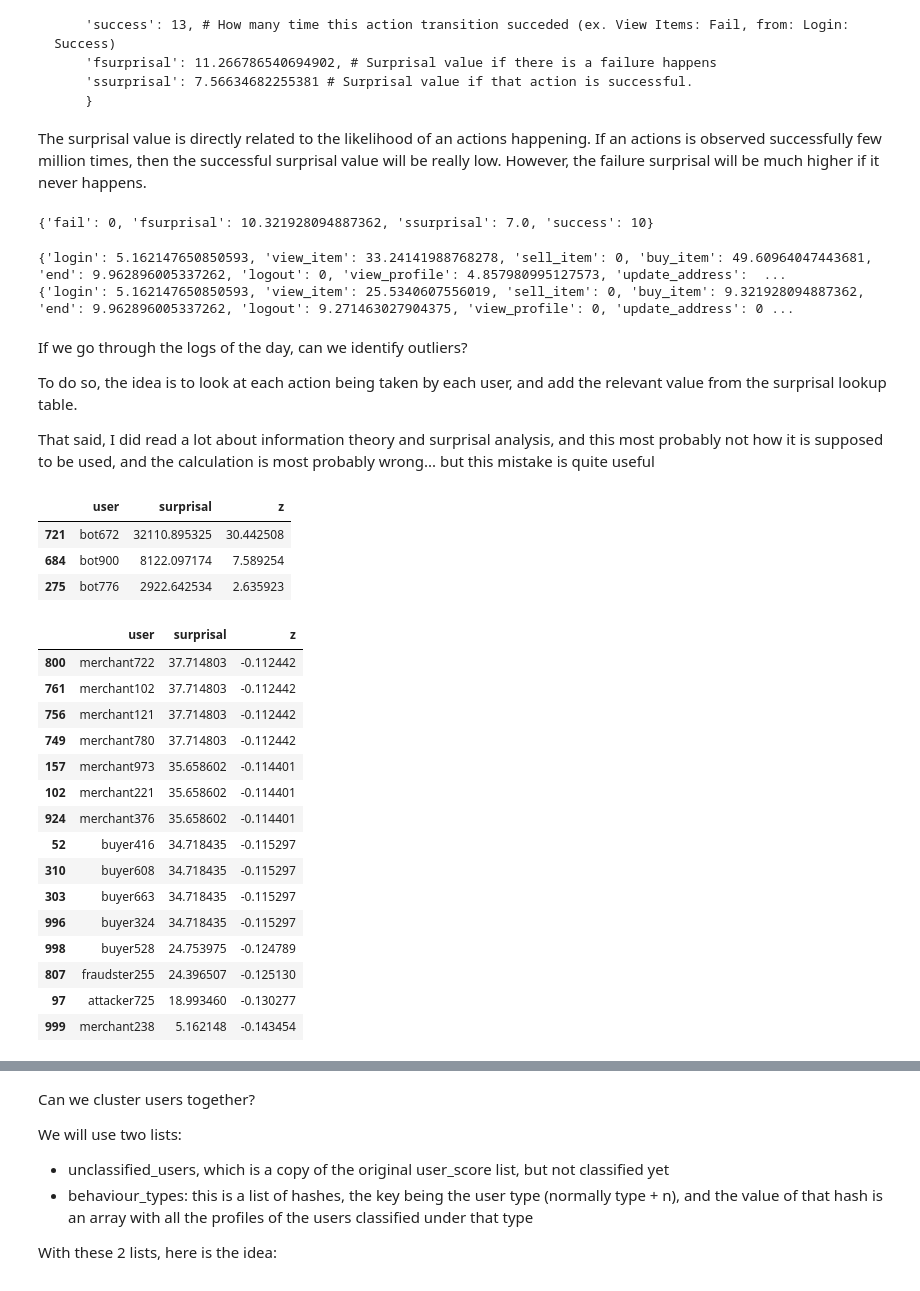
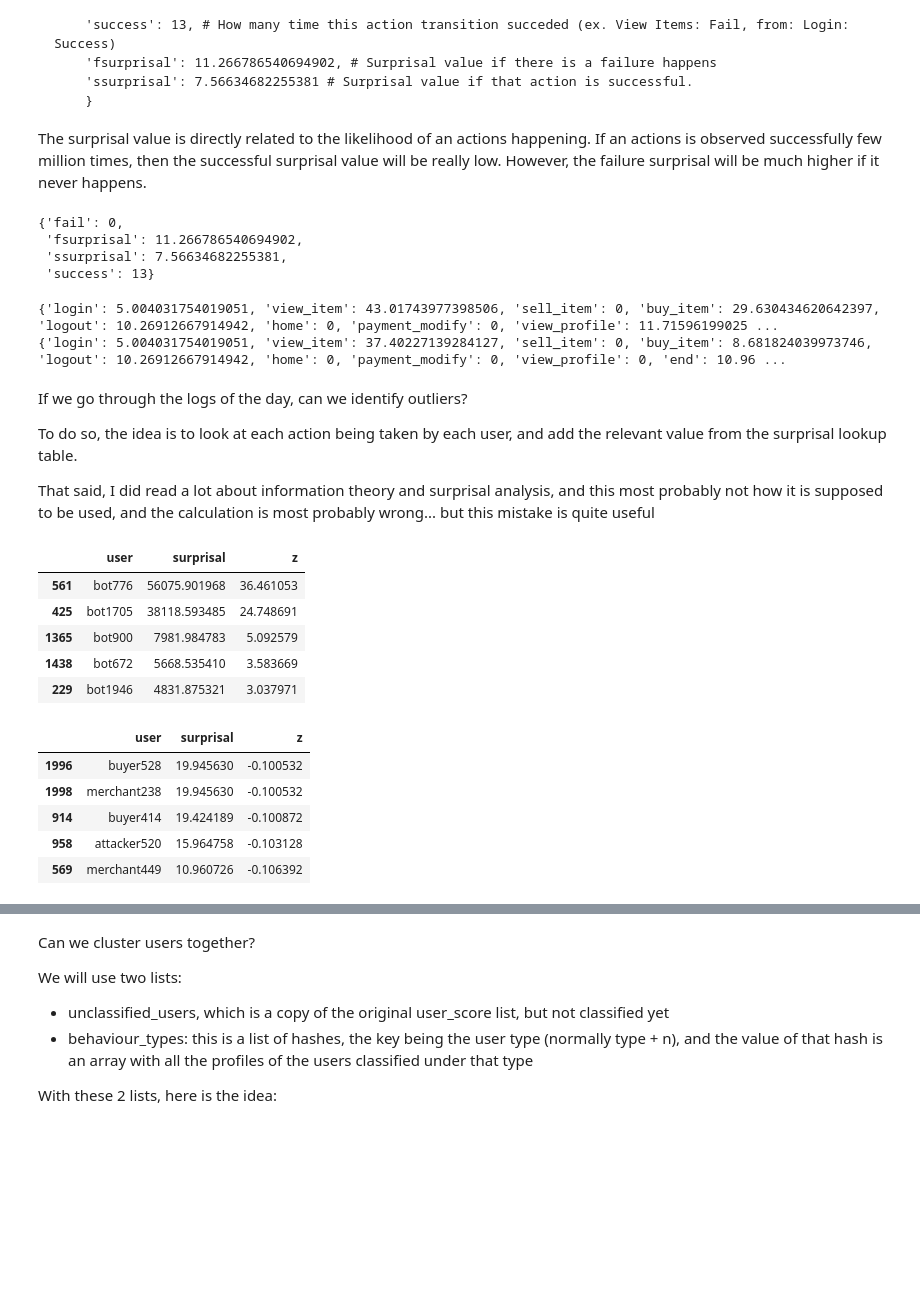
Before and after one commit to cerebraljam/find_outliers_in_logs, a Jupyter notebook: find_outliers_in_logs.ipynb, the cells around one changed output, grey strips where cells are left out. Saved outputs shown, nothing was run; the diff lists cells and outputs as text; code cells hidden in the pictures; blank space fills up the shorter version.

```diff
--- a/find_outliers_in_logs.ipynb
+++ b/find_outliers_in_logs.ipynb
@@ -111,7 +111,7 @@ if random_seed:
     random.seed(random_seed)
 
 ## We define how many users here
-number_of_new_users = 1000
+number_of_new_users = 2000
 
 
 existing_users = [] # Later on, we can add users to our list by supplying it to the generate_userlist function
@@ -244,7 +244,10 @@ def get_transition_surprisal(path, prev_path, surprisal, data):
 
 get_transition_surprisal('buy_item', 'login', transition_surprisal, day1_data)
 # %% [output]
-{'fail': 0, 'fsurprisal': 10.321928094887362, 'ssurprisal': 7.0, 'success': 10}
+{'fail': 0,
+ 'fsurprisal': 11.266786540694902,
+ 'ssurprisal': 7.56634682255381,
+ 'success': 13}
 # %%
 def get_user_transition_score(data, surprisal, key, feature, success_val):
     accumulator = {}
@@ -272,8 +275,8 @@ user_transition_score = get_user_transition_score(day1_data, transition_surprisa
 print(user_transition_score['fraudster96'])
 print(user_transition_score['buyer402'])
 # %% [output]
-{'login': 5.162147650850593, 'view_item': 33.24141988768278, 'sell_item': 0, 'buy_item': 49.60964047443681, 'end': 9.962896005337262, 'logout': 0, 'view_profile': 4.857980995127573, 'update_address':  ...
-{'login': 5.162147650850593, 'view_item': 25.5340607556019, 'sell_item': 0, 'buy_item': 9.321928094887362, 'end': 9.962896005337262, 'logout': 9.271463027904375, 'view_profile': 0, 'update_address': 0 ...
+{'login': 5.004031754019051, 'view_item': 43.01743977398506, 'sell_item': 0, 'buy_item': 29.630434620642397, 'logout': 10.26912667914942, 'home': 0, 'payment_modify': 0, 'view_profile': 11.71596199025 ...
+{'login': 5.004031754019051, 'view_item': 37.40227139284127, 'sell_item': 0, 'buy_item': 8.681824039973746, 'logout': 10.26912667914942, 'home': 0, 'payment_modify': 0, 'view_profile': 0, 'end': 10.96 ...
 # %% [markdown]
 If we go through the logs of the day, can we identify outliers?
 
@@ -292,28 +295,20 @@ df_cumulative_score['z'] = (df_cumulative_score['surprisal'] - avg) / std
 df_cumulative_score.loc[df_cumulative_score['z'] >= 2].sort_values(by=['surprisal'], ascending=False)
 # %% [output]
 |  | user | surprisal | z |
-| 721 | bot672 | 32110.895325 | 30.442508 |
-| 684 | bot900 | 8122.097174 | 7.589254 |
-| 275 | bot776 | 2922.642534 | 2.635923 |
+| 561 | bot776 | 56075.901968 | 36.461053 |
+| 425 | bot1705 | 38118.593485 | 24.748691 |
+| 1365 | bot900 | 7981.984783 | 5.092579 |
+| 1438 | bot672 | 5668.535410 | 3.583669 |
+| 229 | bot1946 | 4831.875321 | 3.037971 |
 # %%
-df_cumulative_score.sort_values(by=['surprisal'], ascending=False).tail(15)
+df_cumulative_score.sort_values(by=['surprisal'], ascending=False).tail()
 # %% [output]
 |  | user | surprisal | z |
-| 800 | merchant722 | 37.714803 | -0.112442 |
-| 761 | merchant102 | 37.714803 | -0.112442 |
-| 756 | merchant121 | 37.714803 | -0.112442 |
-| 749 | merchant780 | 37.714803 | -0.112442 |
-| 157 | merchant973 | 35.658602 | -0.114401 |
-| 102 | merchant221 | 35.658602 | -0.114401 |
-| 924 | merchant376 | 35.658602 | -0.114401 |
-| 52 | buyer416 | 34.718435 | -0.115297 |
-| 310 | buyer608 | 34.718435 | -0.115297 |
-| 303 | buyer663 | 34.718435 | -0.115297 |
-| 996 | buyer324 | 34.718435 | -0.115297 |
-| 998 | buyer528 | 24.753975 | -0.124789 |
-| 807 | fraudster255 | 24.396507 | -0.125130 |
-| 97 | attacker725 | 18.993460 | -0.130277 |
-| 999 | merchant238 | 5.162148 | -0.143454 |
+| 1996 | buyer528 | 19.945630 | -0.100532 |
+| 1998 | merchant238 | 19.945630 | -0.100532 |
+| 914 | buyer414 | 19.424189 | -0.100872 |
+| 958 | attacker520 | 15.964758 | -0.103128 |
+| 569 | merchant449 | 10.960726 | -0.106392 |
 # %%
 np.seterr(divide='ignore', invalid='ignore', over='ignore')
 
```
Also changed, not shown: parts of 8 cells of this notebook, 1 other file.
